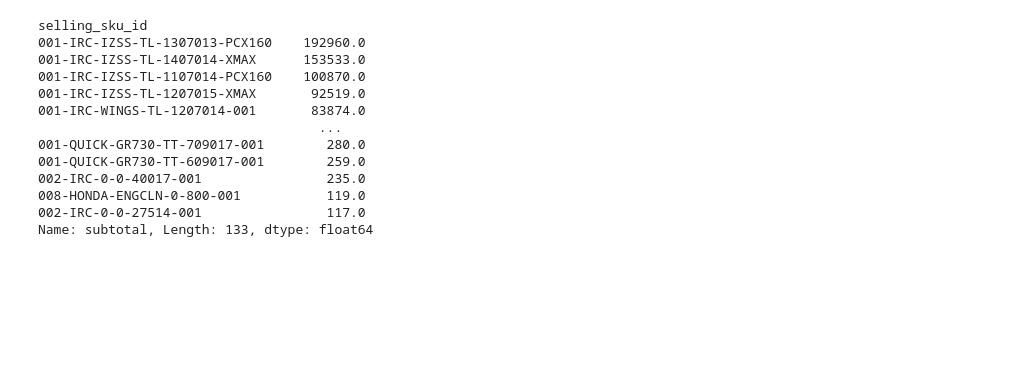
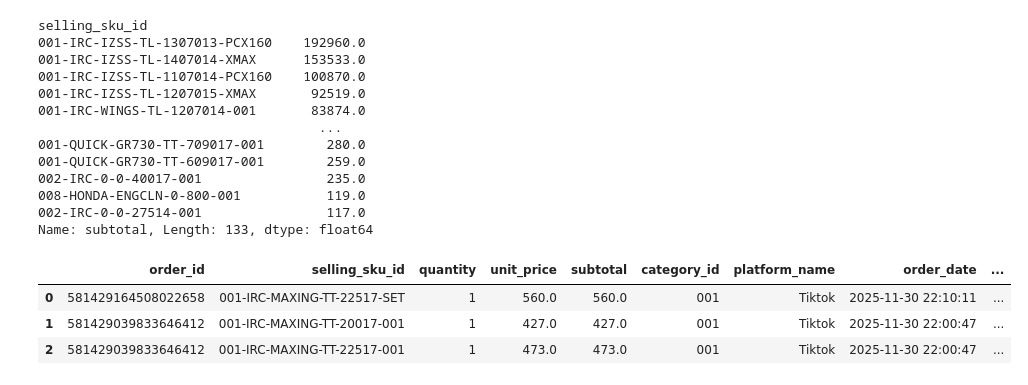
Before and after one commit to Rirhcceez/Sales-Visualization, a Jupyter notebook: notebook/sales_analytics.ipynb, the cells around one changed output. Saved outputs shown, nothing was run; the diff lists cells and outputs as text; code cells hidden in the pictures; blank space fills up the shorter version.

```diff
--- a/notebook/sales_analytics.ipynb
+++ b/notebook/sales_analytics.ipynb
@@ -199,6 +200,18 @@ selling_sku_id
 002-IRC-0-0-27514-001                117.0
 Name: subtotal, Length: 133, dtype: float64
 # %%
-fig = px.line(
+all_month = np.sort(df_orders['order_month'].unique())
+all_sku_sold = df_order_items['selling_sku_id'].unique()
 
+df_merge = df_order_items.merge(
+    df_orders,
+    on='order_id',
+    how='left'
 )
+
+df_merge.head(3)
+# %% [output]
+|  | order_id | selling_sku_id | quantity | unit_price | subtotal | category_id | platform_name | order_date | ... |
+| 0 | 581429164508022658 | 001-IRC-MAXING-TT-22517-SET | 1 | 560.0 | 560.0 | 001 | Tiktok | 2025-11-30 22:10:11 | ... |
+| 1 | 581429039833646412 | 001-IRC-MAXING-TT-20017-001 | 1 | 427.0 | 427.0 | 001 | Tiktok | 2025-11-30 22:00:47 | ... |
+| 2 | 581429039833646412 | 001-IRC-MAXING-TT-22517-001 | 1 | 473.0 | 473.0 | 001 | Tiktok | 2025-11-30 22:00:47 | ... |
```
Also changed, not shown: parts of 5 cells of this notebook.
